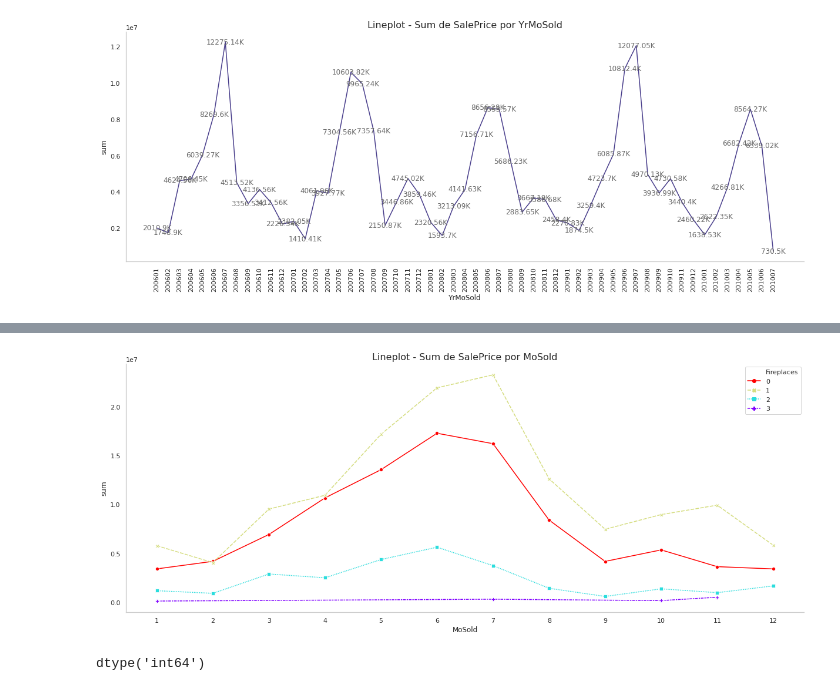
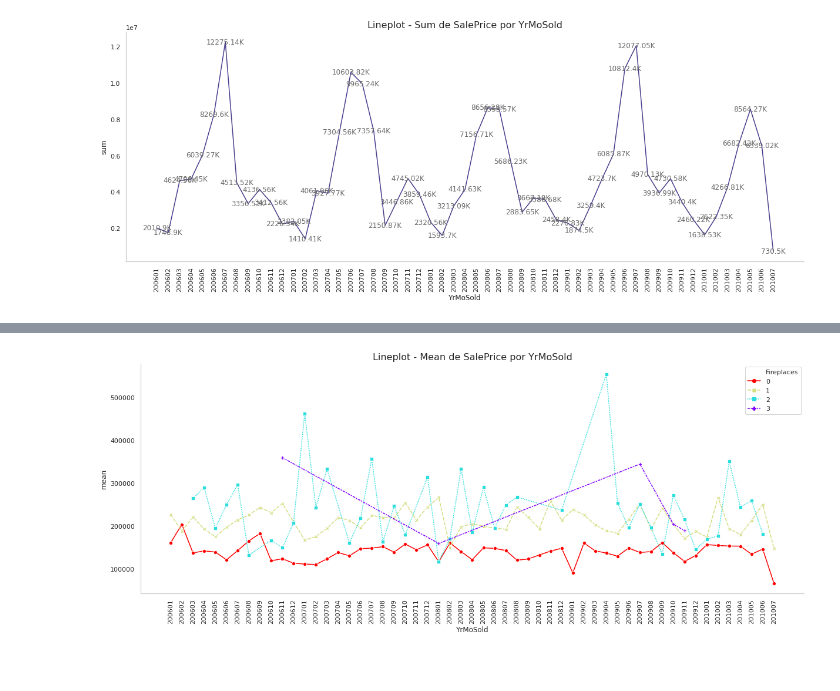
Before and after one commit to ThiagoPanini/pycomp, a Jupyter notebook: examples/housing-prices/Prevendo Preços de Imóveis.ipynb, the cells around one changed output, grey strips where cells are left out. Drawn from its saved outputs; the diff is of its cells as text; code cells hidden in the pictures.

Commit message:
Entrega da função plot_evolutionplot() no módulo insights - release v0.2.6

```diff
--- a/examples/housing-prices/Prevendo Preços de Imóveis.ipynb
+++ b/examples/housing-prices/Prevendo Preços de Imóveis.ipynb
@@ -456,10 +479,5 @@ plot_evolutionplot(df=df, x='YrMoSold', y='SalePrice', agg_type='sum', date_col=
 # %%
-df['YrMoSold'] = (df['YrSold'] * 100 + df['MoSold'])
-plot_evolutionplot(df=df, x='MoSold', y='SalePrice', hue='Fireplaces', agg_type='sum',
-                   date_col=False, x_rot=0, label_data=False, style='Fireplaces')
+plot_evolutionplot(df=df, x='YrMoSold', y='SalePrice', hue='Fireplaces', agg_type='mean',
+                   date_col=False, label_data=False, style='Fireplaces')
 # %% [output]
-[figure, old version]
+[figure, new version]
-# %%
-df.YrSold.dtype
-# %% [output]
-dtype('int64')
```
Also changed, not shown: parts of 30 cells of this notebook, 2 other files.
